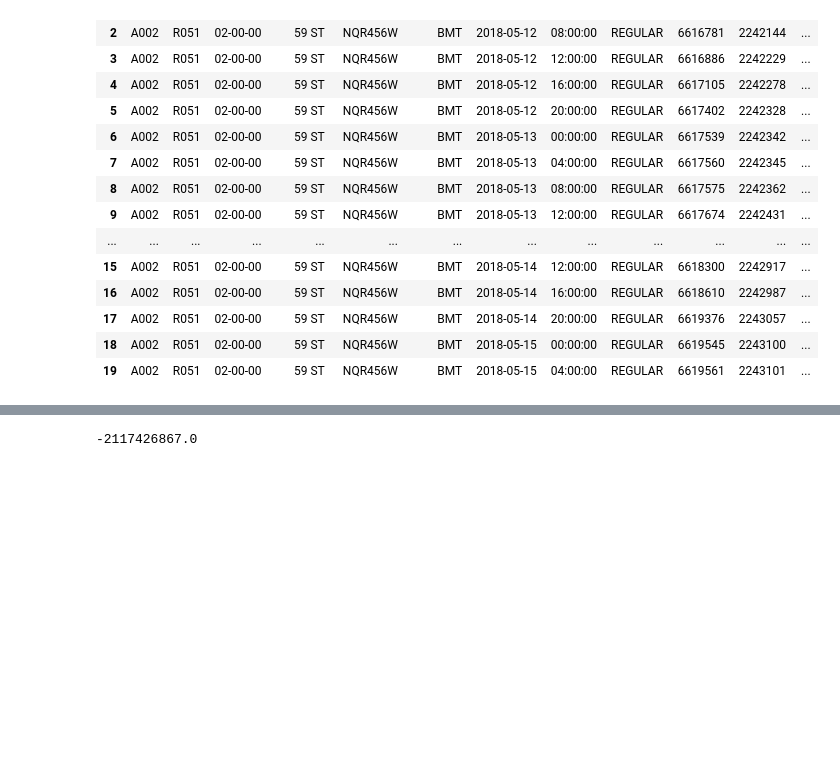
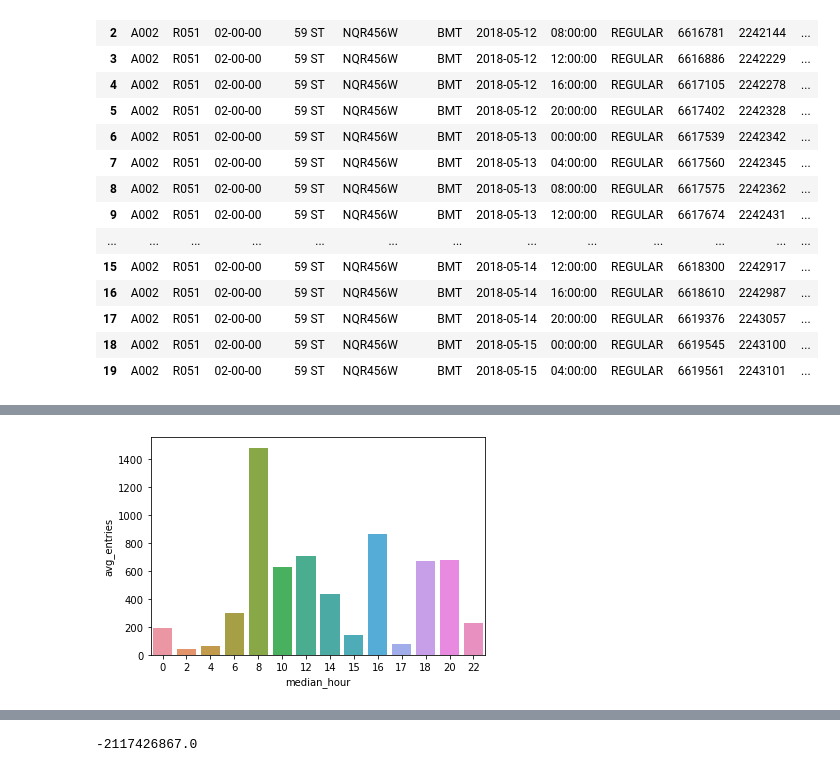
Before and after one commit to abarela13/onl_ds5_project_1, a Jupyter notebook: minimun_analysis_mta.ipynb, the cells around one changed output, grey strips where cells are left out. Cells and saved outputs as stored; diff of their text form; code cells hidden in the pictures; blank space fills up the shorter version.

Commit message:
Added penn_station_data.ipynb and slides

```diff
--- a/minimun_analysis_mta.ipynb
+++ b/minimun_analysis_mta.ipynb
@@ -135,0 +227,3 @@ mta_2018_df.head(20)
+# %%
+# find median_hour (center of the time slot)
+penn_filter['median_hour'] = (penn_filter['DateTime'] - (pd.Timedelta(seconds=penn_filter.iloc[1]['time_span (hr)']*3600)/2)).dt.hour
@@ -135,0 +246,4 @@ mta_2018_df.head(20)
+# %%
+penn_filter2 = penn_filter[penn_filter.avg_entries >= 0].copy()
+# %%
+penn_filter2['day_of_week'] = penn_filter2.DateTime.apply(lambda x: x.weekday())
@@ -135,0 +266,4 @@ mta_2018_df.head(20)
+# %%
+penn_test = penn_filter2.groupby(["day_of_week","median_hour"])['avg_entries'].mean()
+penn_avgbyhour = pd.DataFrame(penn_test.groupby('median_hour').sum()).reset_index()
+penn_avgbyhour
@@ -135,0 +286,4 @@ mta_2018_df.head(20)
+# %%
+ax = sns.barplot(x='median_hour', y= 'avg_entries', data = penn_avgbyhour)
+# %% [output]
+[figure, added]
```
Also changed, not shown: parts of 25 cells of this notebook, 2 other files.
